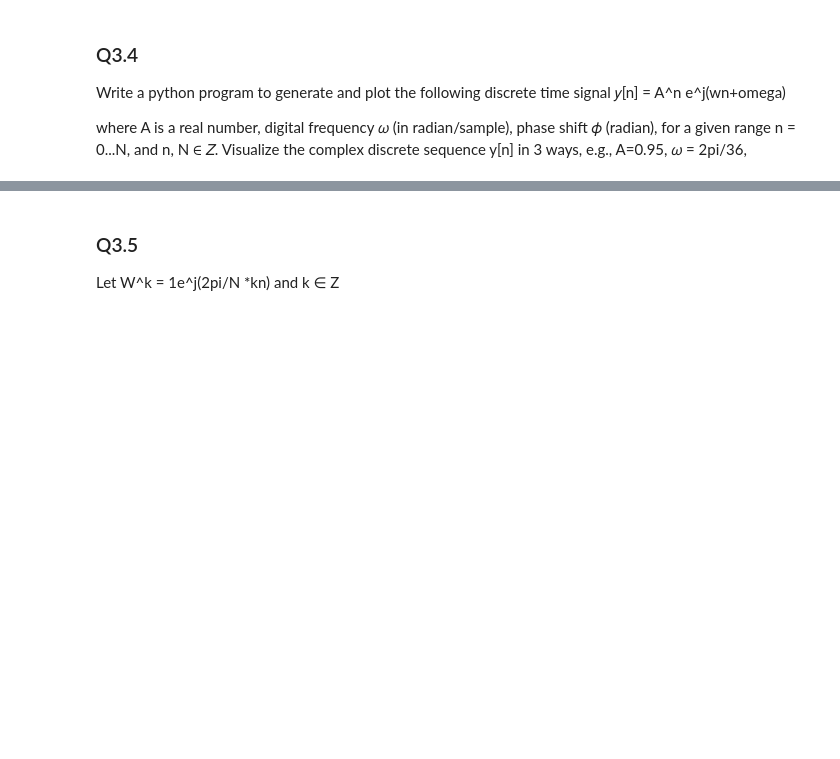
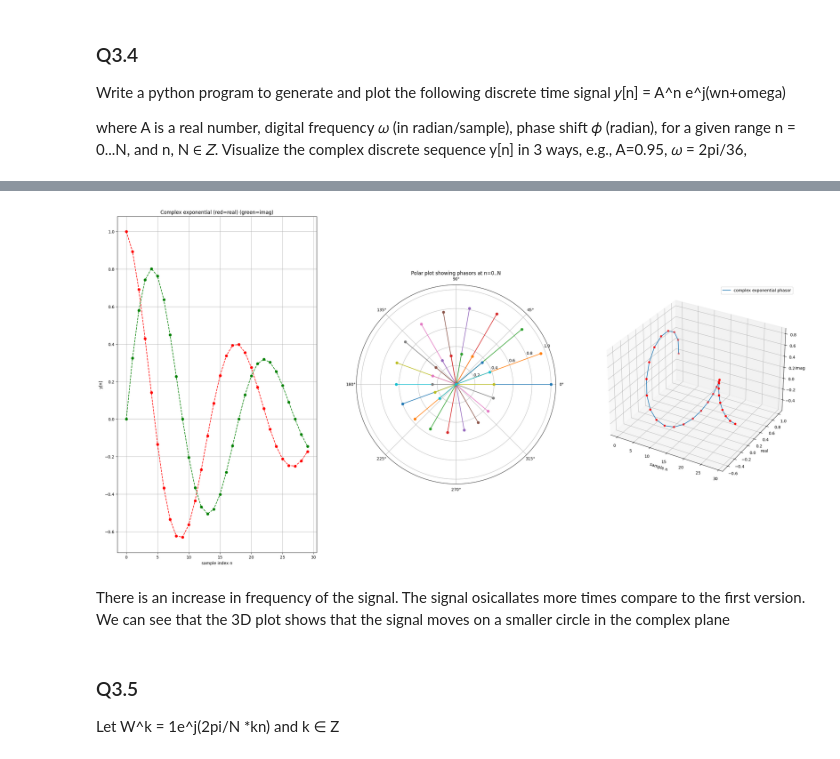
Before and after one commit to Chockaaa/CE3007-Digital-Signal-Processing-Lab, a Jupyter notebook: Lab1_Manual/Lab1_Example/Lab1.ipynb, the cells around one changed output, grey strips where cells are left out. Saved outputs shown, nothing was run; the diff lists cells and outputs as text; code cells hidden in the pictures; blank space fills up the shorter version.

```diff
--- a/Lab1_Manual/Lab1_Example/Lab1.ipynb
+++ b/Lab1_Manual/Lab1_Example/Lab1.ipynb
@@ -265,3 +432,9 @@ colours.
+# %%
+generateComplexExpSignal(A=0.95,omegaW=2*np.pi/18,numSamples=30)
+# %% [output]
+[figure, added]
+# %% [markdown]
+There is an increase in frequency of the signal. The signal osicallates more times compare to the first version. We can see that the 3D plot shows that the signal moves on a smaller circle in the complex plane
 # %% [markdown]
 ### Q3.5
 
```
Also changed, not shown: parts of 11 cells of this notebook.
